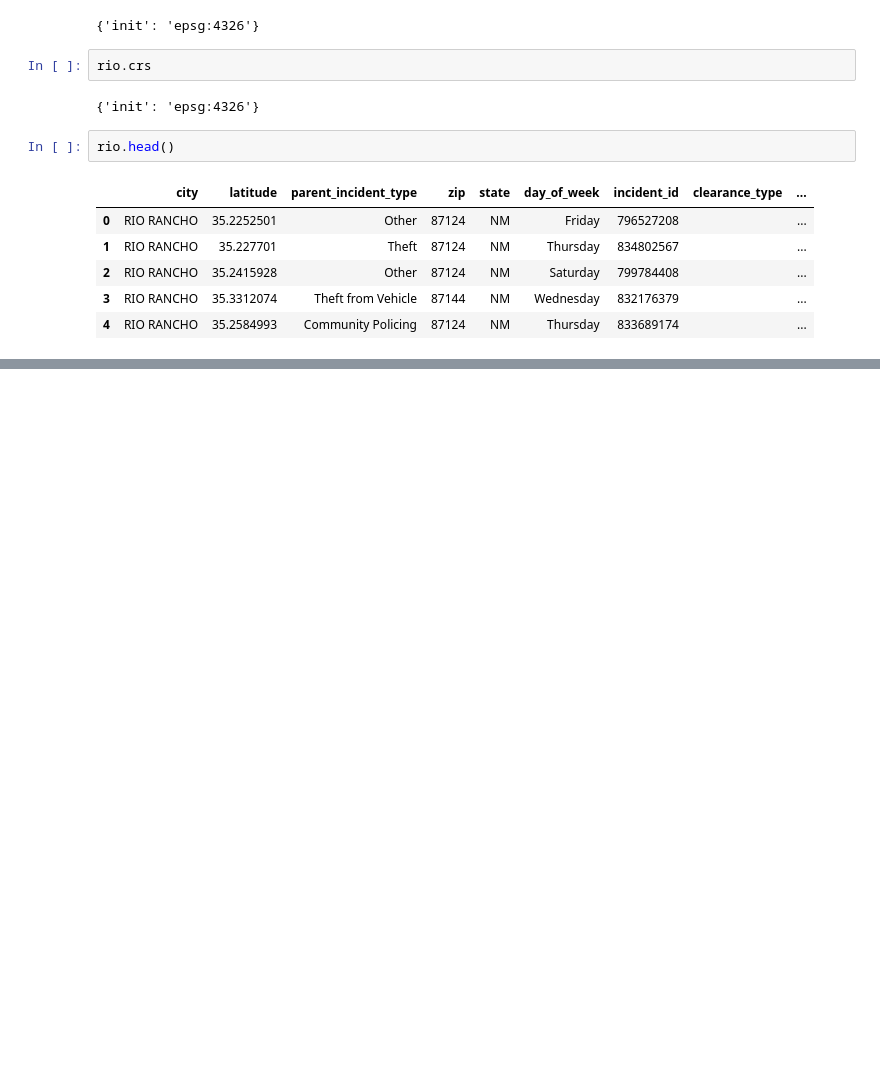
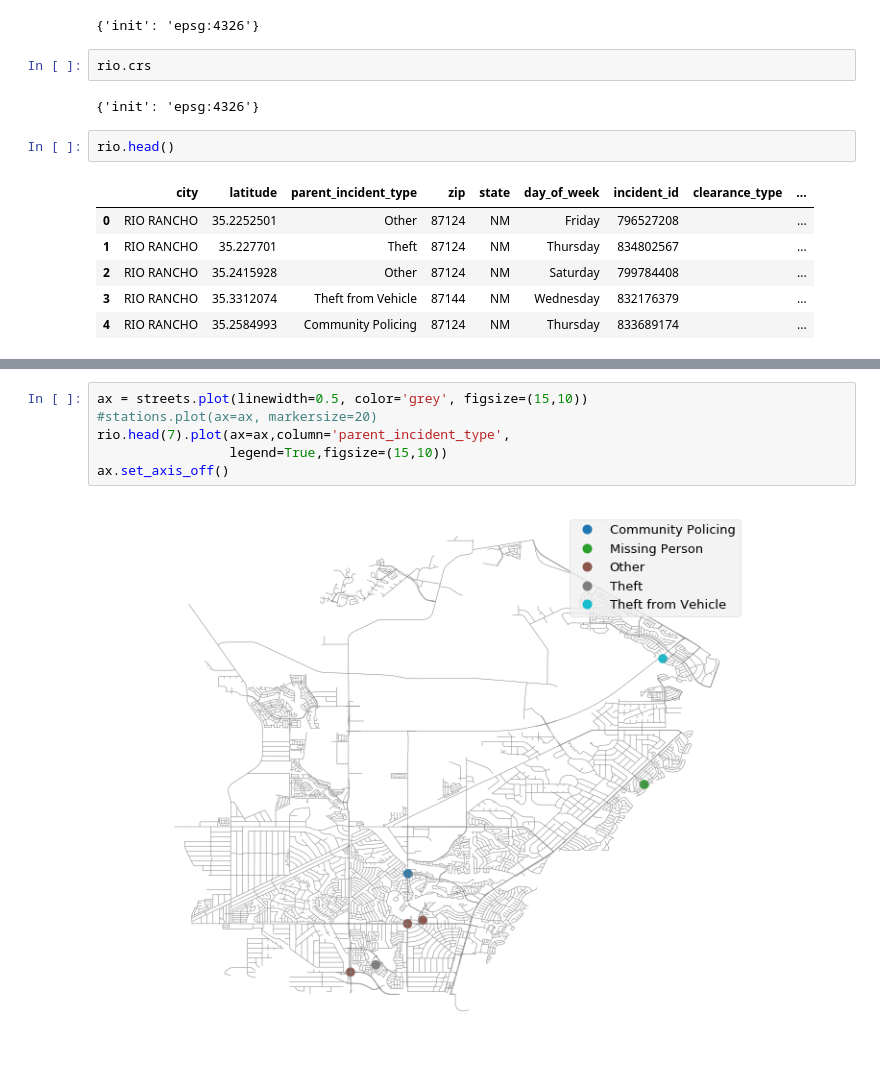
Before and after one commit to doolingdavid/geopandas-tutorial, a Jupyter notebook: riorancho.ipynb, the cells around one changed output, grey strips where cells are left out. Cells and saved outputs as stored; diff of their text form; blank space fills up the shorter version.

```diff
--- a/riorancho.ipynb
+++ b/riorancho.ipynb
@@ -88,0 +86,8 @@ ax.set_axis_off()
+# %%
+ax = streets.plot(linewidth=0.5, color='grey', figsize=(15,10))
+#stations.plot(ax=ax, markersize=20)
+rio.head(7).plot(ax=ax,column='parent_incident_type',
+                 legend=True,figsize=(15,10))
+ax.set_axis_off()
+# %% [output]
+[figure, added]
```
Also changed, not shown: parts of 2 cells of this notebook.
